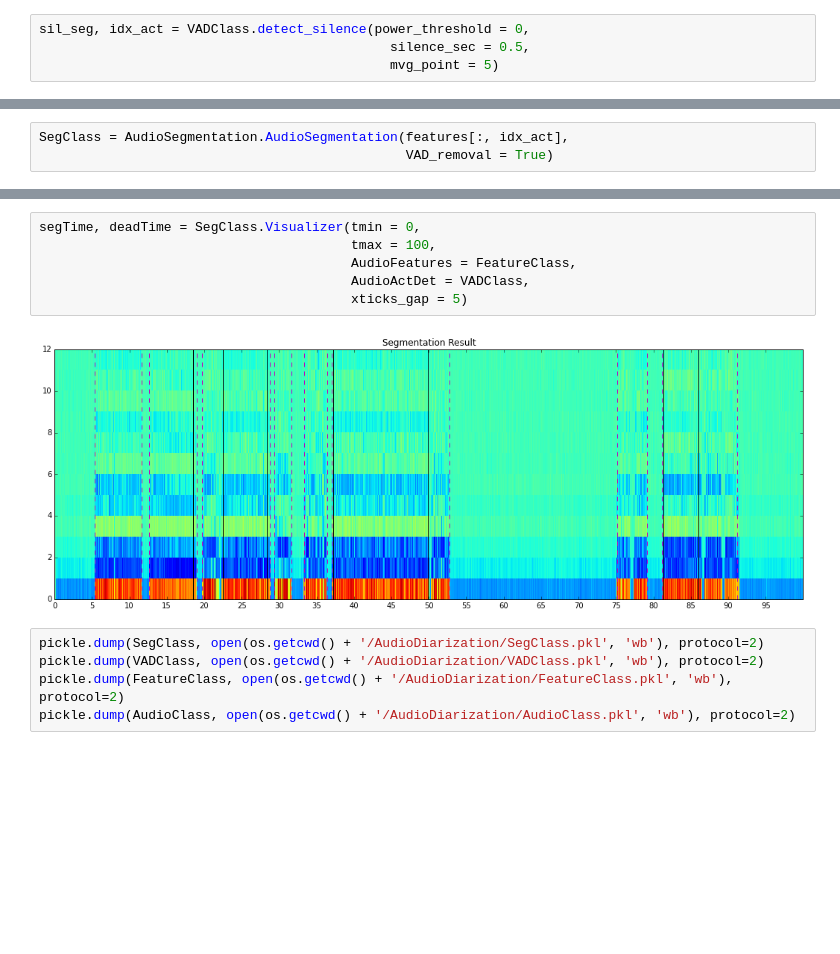
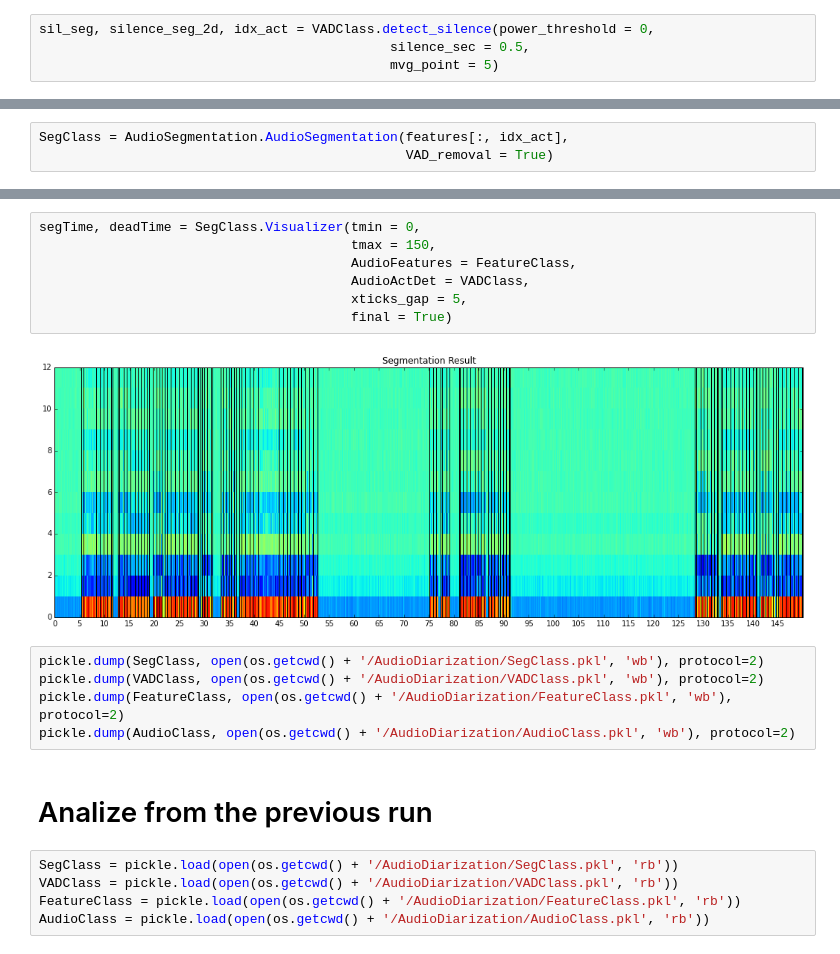
Before and after one commit to yulinliu101/ATC_Voice, a Jupyter notebook: 03_AudioAnalPak.ipynb, the cells around one changed output, grey strips where cells are left out. Saved outputs shown, nothing was run; the diff lists cells and outputs as text; blank space fills up the shorter version.

```diff
--- a/03_AudioAnalPak.ipynb
+++ b/03_AudioAnalPak.ipynb
@@ -76,7 +77,7 @@ reload(AudioActDet)
 # %%
 VADClass = AudioActDet.AudioActDet(FeatureClass)
 # %%
-sil_seg, idx_act = VADClass.detect_silence(power_threshold = 0,
+sil_seg, silence_seg_2d, idx_act = VADClass.detect_silence(power_threshold = 0,
                                              silence_sec = 0.5,
                                              mvg_point = 5)
 # %% [markdown]
@@ -104,13 +120,21 @@ print(time.time() - st)
 # %%
 segTime, deadTime = SegClass.Visualizer(tmin = 0,
-                                        tmax = 100,
+                                        tmax = 150,
                                         AudioFeatures = FeatureClass,
                                         AudioActDet = VADClass,
-                                        xticks_gap = 5)
+                                        xticks_gap = 5,
+                                        final = True)
 # %% [output]
-[figure, old version]
+[figure, new version]
 # %%
 pickle.dump(SegClass, open(os.getcwd() + '/AudioDiarization/SegClass.pkl', 'wb'), protocol=2)
 pickle.dump(VADClass, open(os.getcwd() + '/AudioDiarization/VADClass.pkl', 'wb'), protocol=2)
 pickle.dump(FeatureClass, open(os.getcwd() + '/AudioDiarization/FeatureClass.pkl', 'wb'), protocol=2)
 pickle.dump(AudioClass, open(os.getcwd() + '/AudioDiarization/AudioClass.pkl', 'wb'), protocol=2)
+# %% [markdown]
+# Analize from the previous run
+# %%
+SegClass = pickle.load(open(os.getcwd() + '/AudioDiarization/SegClass.pkl', 'rb'))
+VADClass = pickle.load(open(os.getcwd() + '/AudioDiarization/VADClass.pkl', 'rb'))
+FeatureClass = pickle.load(open(os.getcwd() + '/AudioDiarization/FeatureClass.pkl', 'rb'))
+AudioClass = pickle.load(open(os.getcwd() + '/AudioDiarization/AudioClass.pkl', 'rb'))
```
Also changed, not shown: parts of 18 cells of this notebook, 2 other files.
